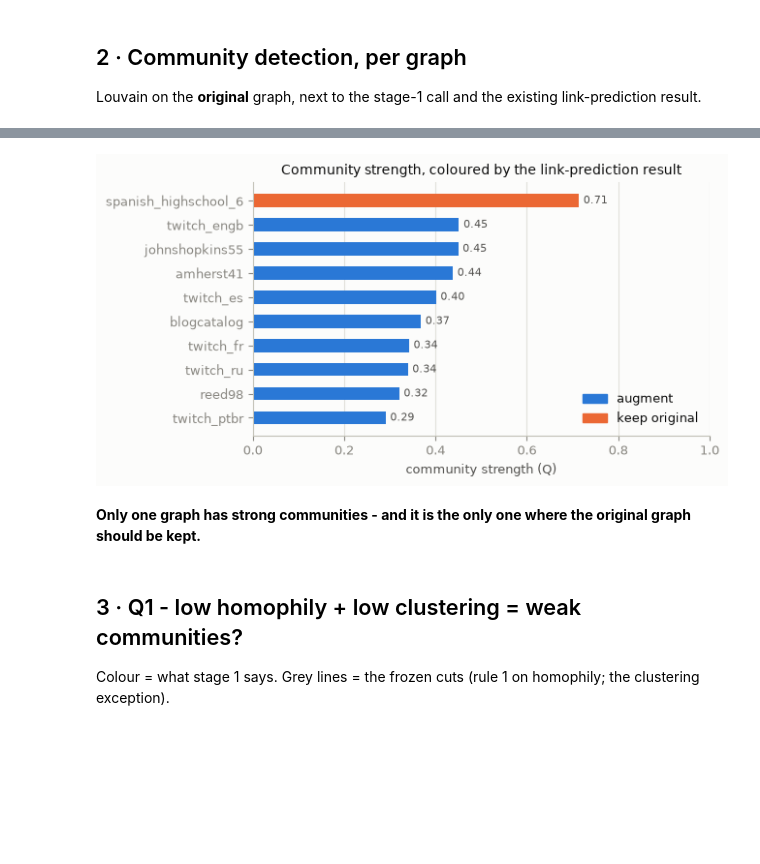
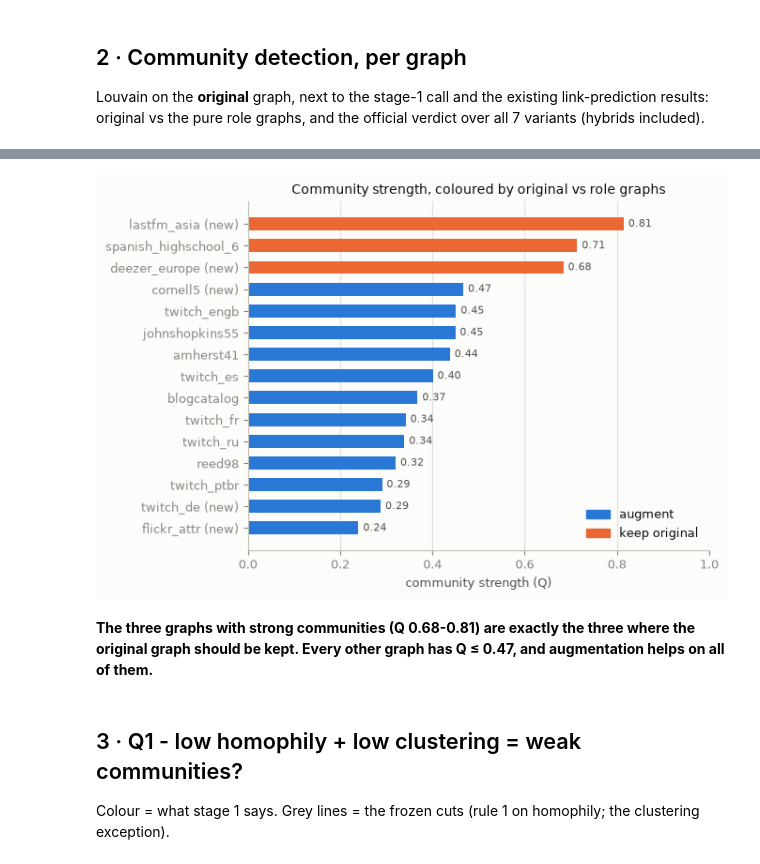
Before and after one commit to SafiUllahAdam/virgo-repro, a Jupyter notebook: notebooks/9-community_detection_social.ipynb, the cells around one changed output, grey strips where cells are left out. Saved outputs shown, nothing was run; the diff lists cells and outputs as text; code cells hidden in the pictures; blank space fills up the shorter version.

Commit message:
Community fifteen

```diff
--- a/notebooks/9-community_detection_social.ipynb
+++ b/notebooks/9-community_detection_social.ipynb
@@ -143,21 +174,23 @@ show(pd.DataFrame([
 # %% [markdown]
 ## 2 · Community detection, per graph
 
-Louvain on the **original** graph, next to the stage-1 call and the existing link-prediction result.
+Louvain on the **original** graph, next to the stage-1 call and the existing link-prediction results: original vs the pure role graphs, and the official verdict over all 7 variants (hybrids included).
 # %%
-t = cmp[["dataset", "nodes", "edges", "orig_communities", "orig_modularity", "stage1_call", "official_verdict", "official_winners"]].copy()
+t = cmp[["dataset", "nodes", "edges", "orig_communities", "orig_modularity", "stage1_call", "nonhybrid_verdict",
+         "official_verdict", "official_winners"]].copy()
+t.insert(1, "set", t.dataset.map(lambda n: "new" if n in NEW else "pilot"))
 t["nodes"], t["edges"], t["orig_communities"] = t.nodes.astype(int), t.edges.astype(int), t.orig_communities.round().astype(int)
 t["official_winners"] = signals(t.official_winners)
-t.columns = ["graph", "nodes", "edges", "communities found", "community strength (Q)", "stage 1 says",
-             "link prediction shows", "winning signal"]
+t.columns = ["graph", "set", "nodes", "edges", "communities found", "community strength (Q)", "stage 1 says",
+             "original vs role graphs", "official (7 variants)", "winning signal"]
 show(t)
 
 d = cmp.sort_values("orig_modularity")
-fig, ax = plt.subplots(figsize=(6.6, 3.5))
-ax.barh(d.dataset, d.orig_modularity, height=0.55, color=[VERDICT[v] for v in d.official_verdict])
+fig, ax = plt.subplots(figsize=(6.8, 4.6))
+ax.barh(d.dataset.map(mark), d.orig_modularity, height=0.6, color=[VERDICT[v] for v in d.nonhybrid_verdict])
 for yy, v in enumerate(d.orig_modularity):
     ax.text(v + 0.01, yy, f"{v:.2f}", va="center", fontsize=8, color=INK2)
-ax.set(xlim=(0, 1), xlabel="community strength (Q)", title="Community strength, coloured by the link-prediction result")
+ax.set(xlim=(0, 1), xlabel="community strength (Q)", title="Community strength, coloured by original vs role graphs")
 ax.grid(axis="y", visible=False)
 ax.legend(handles=[Patch(color=c, label=l) for l, c in VERDICT.items()], loc="lower right")
 plt.tight_layout()
@@ -177,6 +215,6 @@ plt.show()
-[figure, old version]
+[figure, new version]
-# %% [markdown]
-**Only one graph has strong communities - and it is the only one where the original graph should be kept.**
+# %% [markdown]
+**The three graphs with strong communities (Q 0.68-0.81) are exactly the three where the original graph should be kept. Every other graph has Q ≤ 0.47, and augmentation helps on all of them.**
 # %% [markdown]
 ## 3 · Q1 - low homophily + low clustering = weak communities?
 
```
Also changed, not shown: parts of 17 cells of this notebook, 3 other files.
